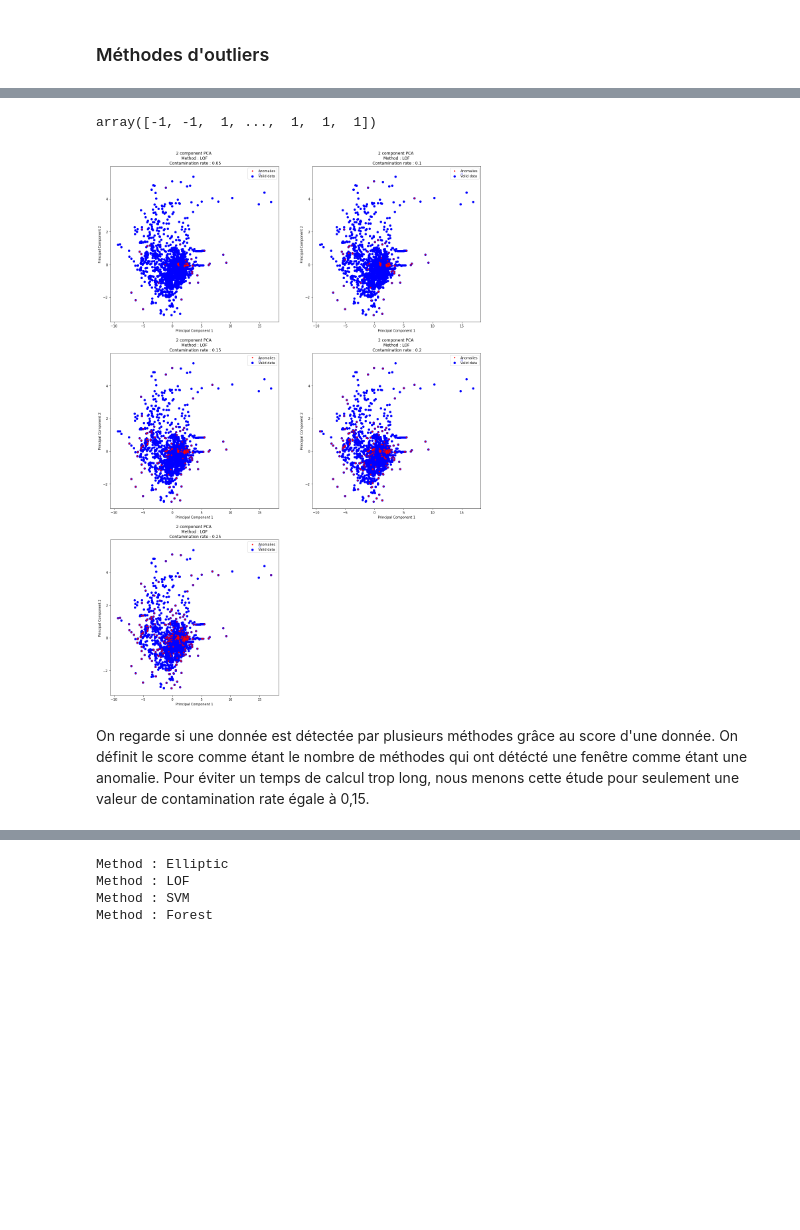
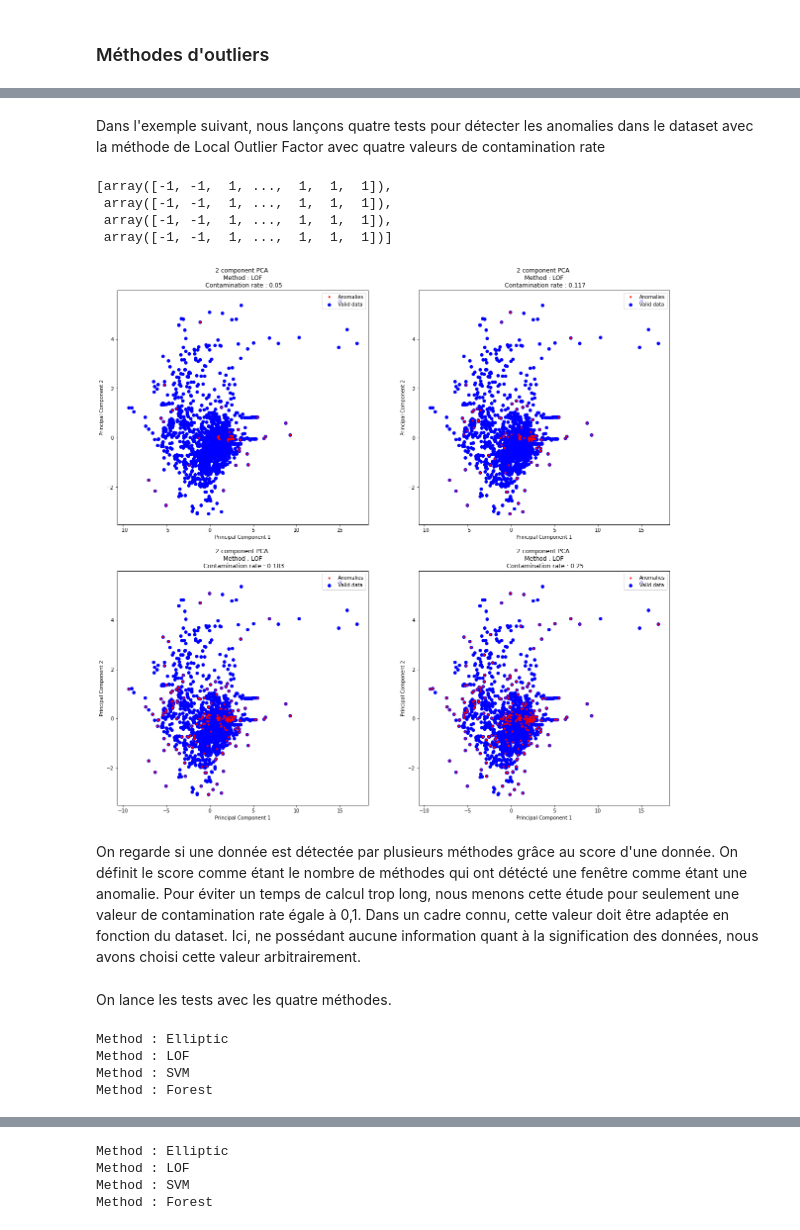
Before and after one commit to cdrutinus/ml-class-anomaly-detection, a Jupyter notebook: BE Plane's Windows.ipynb, the cells around one changed output, grey strips where cells are left out. Cells and saved outputs as stored; diff of their text form; code cells hidden in the pictures; blank space fills up the shorter version.

```diff
--- a/BE Plane's Windows.ipynb
+++ b/BE Plane's Windows.ipynb
@@ -91,70 +110,91 @@ def plot2D(df, clf_name, contaminations, fig, ypred, i):
     plt.plot(df["principal component 1"][ypred==-1],df["principal component 2"][ypred==-1],'r.', label='Anomalies')
     plt.legend(loc='upper right')
 # %%
+# Détecte les anomalies dans le dataset en fonction de la méthode spécifiée.
+# L'affichage dans le plan principal est optionel.
 def runAnomalies(df, clf_name, contaminations, display=True):
+
+    predictions = []
 
     if display:
         fig = plt.figure(figsize=(20,10*int(len(contaminations)+1/2)))
 
+    # One class SVM
     if clf_name == 'SVM':
         for i in range(len(contaminations)):
-            # Create classificator
+            # Création du classificateur
             clf = OneClassSVM(nu=contaminations[i], kernel="rbf", gamma=0.3)
 
-            # Predict
+            # Prédiction
             ypred = fit_predict(df, clf)
+            predictions.append(ypred)
 
-            # Plot
+            # Affichage
             if display:
                 plot2D(df, clf_name, contaminations, fig, ypred, i)
 
+    # Elliptic Envelope
     elif clf_name == 'Elliptic':
         for i in range(len(contaminations)):
-            # Create classificator
+            # Création du classificateur
             clf = EllipticEnvelope(contamination=contaminations[i])
 
-            # Predict
+            # Prédiction
             ypred = fit_predict(df, clf)
+            predictions.append(ypred)
 
-            # Plot
+            # Affichage
             if display:
                 plot2D(df, clf_name, contaminations, fig, ypred, i)
 
+    # Isolation Forest
     elif clf_name == 'Forest':
         for i in range(len(contaminations)):
-            # Create classificator
+            # Création du classificateur
             clf = IsolationForest(behaviour='new', n_estimators=100, contamination=contaminations[i])
 
-            # Predict
+            # Prédiction
             ypred = fit_predict(df, clf)
+            predictions.append(ypred)
 
-            # Plot
+            # Affichage
             if display:
                 plot2D(df, clf_name, contaminations, fig, ypred, i)
 
+    # Local Outlier Factor
     elif clf_name == 'LOF':
         for i in range(len(contaminations)):
-            # Create classificator
+            # Création du classificateur
             clf = LocalOutlierFactor(n_neighbors=5, contamination=contaminations[i], novelty=True)
 
-            # Predict
+            # Prédiction
             ypred = fit_predict(df, clf)
+            predictions.append(ypred)
 
-            # Plot
+            # Affichage
             if display:
                 plot2D(df, clf_name, contaminations, fig, ypred, i)
 
+    # Message d'erreur
     else:
         print("Error : The method is not known. Please select either 'SVM', 'Elliptic', 'Forest' or 'LOF'.")
 
-    return ypred
+    # Renvoie la dernière prédiction
+    return predictions
+# %% [markdown]
+Dans l'exemple suivant, nous lançons quatre tests pour détecter les anomalies dans le dataset avec la méthode de Local Outlier Factor avec quatre valeurs de contamination rate
 # %%
-contaminations = np.linspace(0.05,0.25,5)
+# Taux de contamination
+contaminations = np.linspace(0.05,0.25,4)
 clf_name = "LOF"
+
 runAnomalies(principalDf, clf_name, contaminations)
 # %% [output]
-array([-1, -1,  1, ...,  1,  1,  1])
+[array([-1, -1,  1, ...,  1,  1,  1]),
+ array([-1, -1,  1, ...,  1,  1,  1]),
+ array([-1, -1,  1, ...,  1,  1,  1]),
+ array([-1, -1,  1, ...,  1,  1,  1])]
-[figure, old version]
+[figure, new version]
 # %% [markdown]
 On regarde si une donnée est détectée par plusieurs méthodes grâce au score d'une donnée. On définit le score comme étant le nombre de méthodes qui ont détécté une fenêtre comme étant une anomalie.
-Pour éviter un temps de calcul trop long, nous menons cette étude pour seulement une valeur de contamination rate égale à 0,15.
+Pour éviter un temps de calcul trop long, nous menons cette étude pour seulement une valeur de contamination rate égale à 0,1. Dans un cadre connu, cette valeur doit être adaptée en fonction du dataset. Ici, ne possédant aucune information quant à la signification des données, nous avons choisi cette valeur arbitrairement.
@@ -160,0 +203,13 @@ Pour éviter un temps de calcul trop long, nous menons cette étude pour seuleme
+# %% [markdown]
+On lance les tests avec les quatre méthodes.
+# %%
+methods = ["Elliptic", "LOF", "SVM", "Forest"]
+predictions = []
+for clf_name in methods:
+    print("Method : {}".format(clf_name))
+    predictions.append(runAnomalies(principalDf, clf_name, [contamination_rate], False))
+# %% [output]
+Method : Elliptic
+Method : LOF
+Method : SVM
+Method : Forest
```
Also changed, not shown: parts of 43 cells of this notebook.
